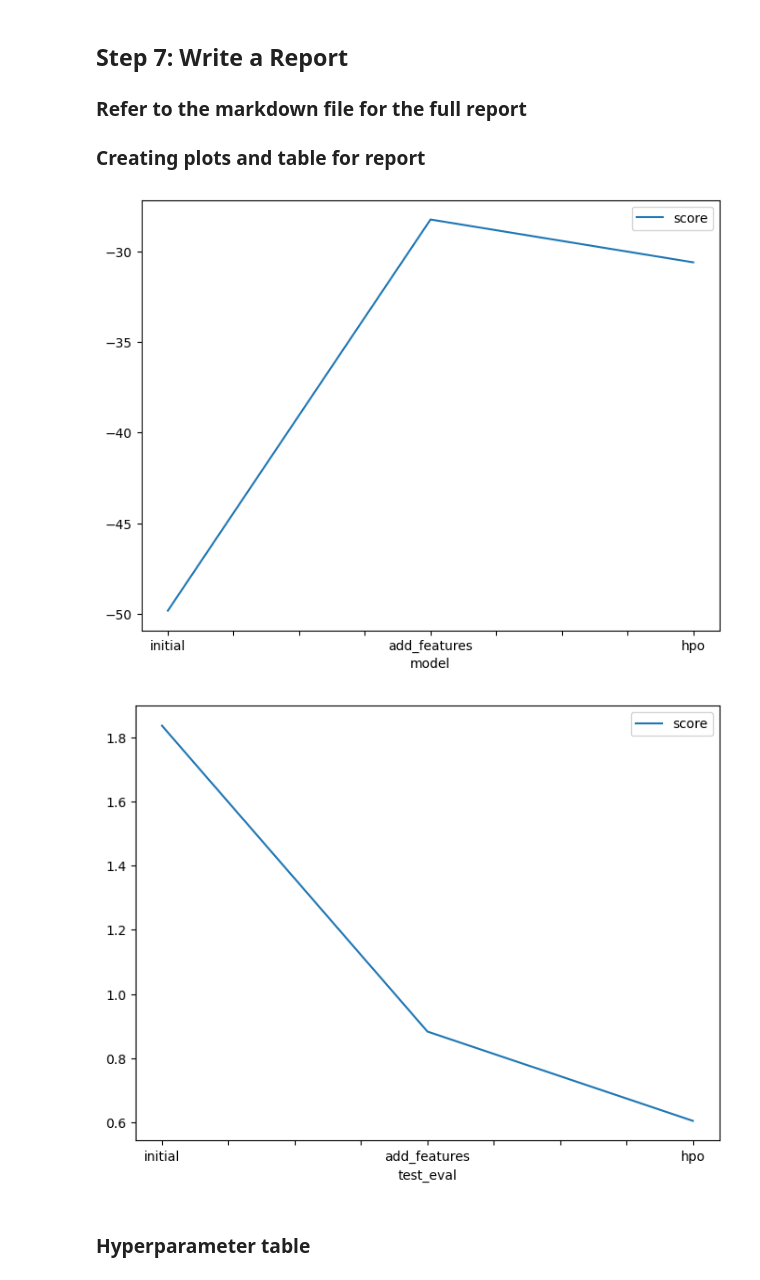
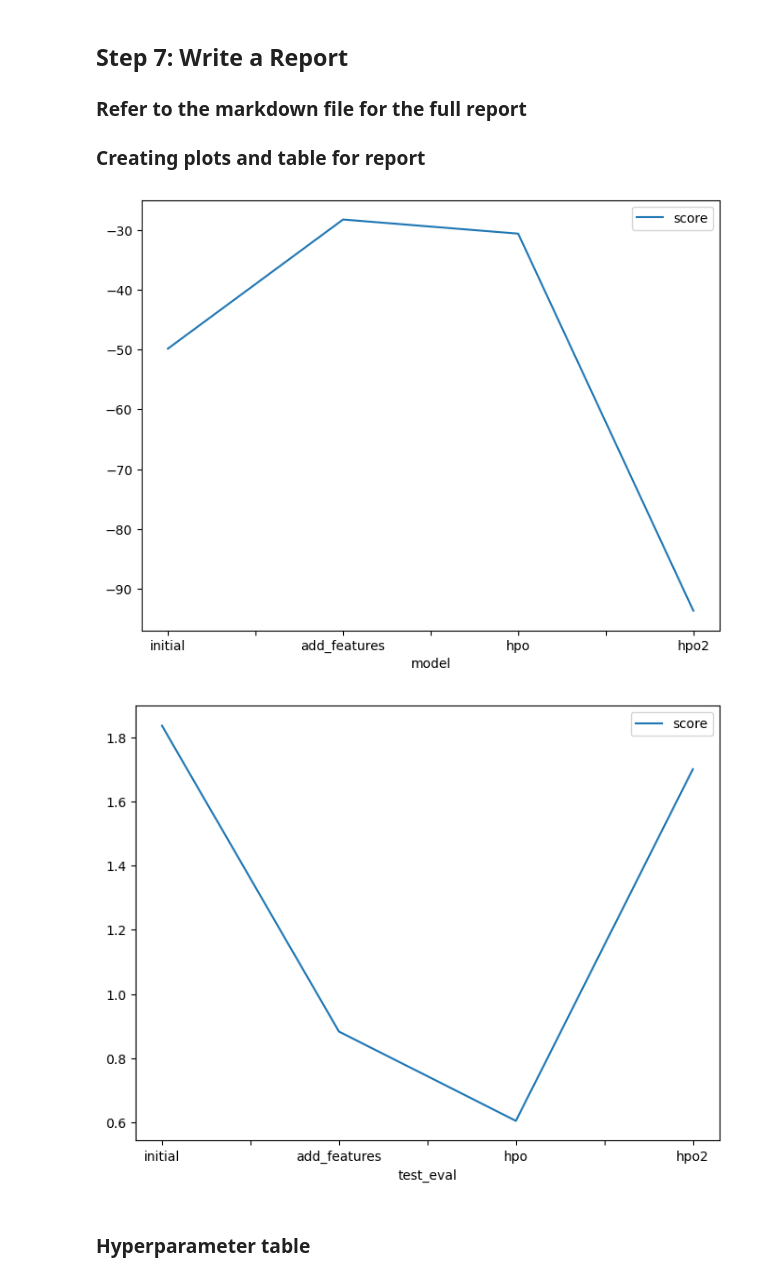
Before and after one commit to akcsbc/cd0385-project-starter, a Jupyter notebook: project/project-template.ipynb, the cells around one changed output. Drawn from its saved outputs; the diff is of its cells as text; code cells hidden in the pictures.

```diff
--- a/project/project-template.ipynb
+++ b/project/project-template.ipynb
@@ -753,26 +782,26 @@ submission.csv               2024-05-26 08:29:09  first raw submission
 # %%
 # Taking the top model score from each training run and creating a line plot to show improvement
 # You can create these in the notebook and save them to PNG or use some other tool (e.g. google sheets, excel)
 fig = pd.DataFrame(
     {
-        "model": ["initial", "add_features", "hpo"],
-        "score": [-49.829256, -28.231378, -30.595360]
+        "model": ["initial", "add_features", "hpo", "hpo2"],
+        "score": [-49.829256, -28.231378, -30.595360, -93.676881]
     }
 ).plot(x="model", y="score", figsize=(8, 6)).get_figure()
 fig.savefig('model_train_score.png')
 # %% [output]
-[figure, old version]
+[figure, new version]
 # %%
 # Take the 3 kaggle scores and creating a line plot to show improvement
 fig = pd.DataFrame(
     {
-        "test_eval": ["initial", "add_features", "hpo"],
-        "score": [1.83581, 0.88312, 0.6048]
+        "test_eval": ["initial", "add_features", "hpo", "hpo2"],
+        "score": [1.83581, 0.88312, 0.6048, 1.70029]
     }
 ).plot(x="test_eval", y="score", figsize=(8, 6)).get_figure()
 fig.savefig('model_test_score.png')
 # %% [output]
-[figure, old version]
+[figure, new version]
 # %% [markdown]
 ### Hyperparameter table
 # %%
```
Also changed, not shown: parts of 16 cells of this notebook, 5 other files.
